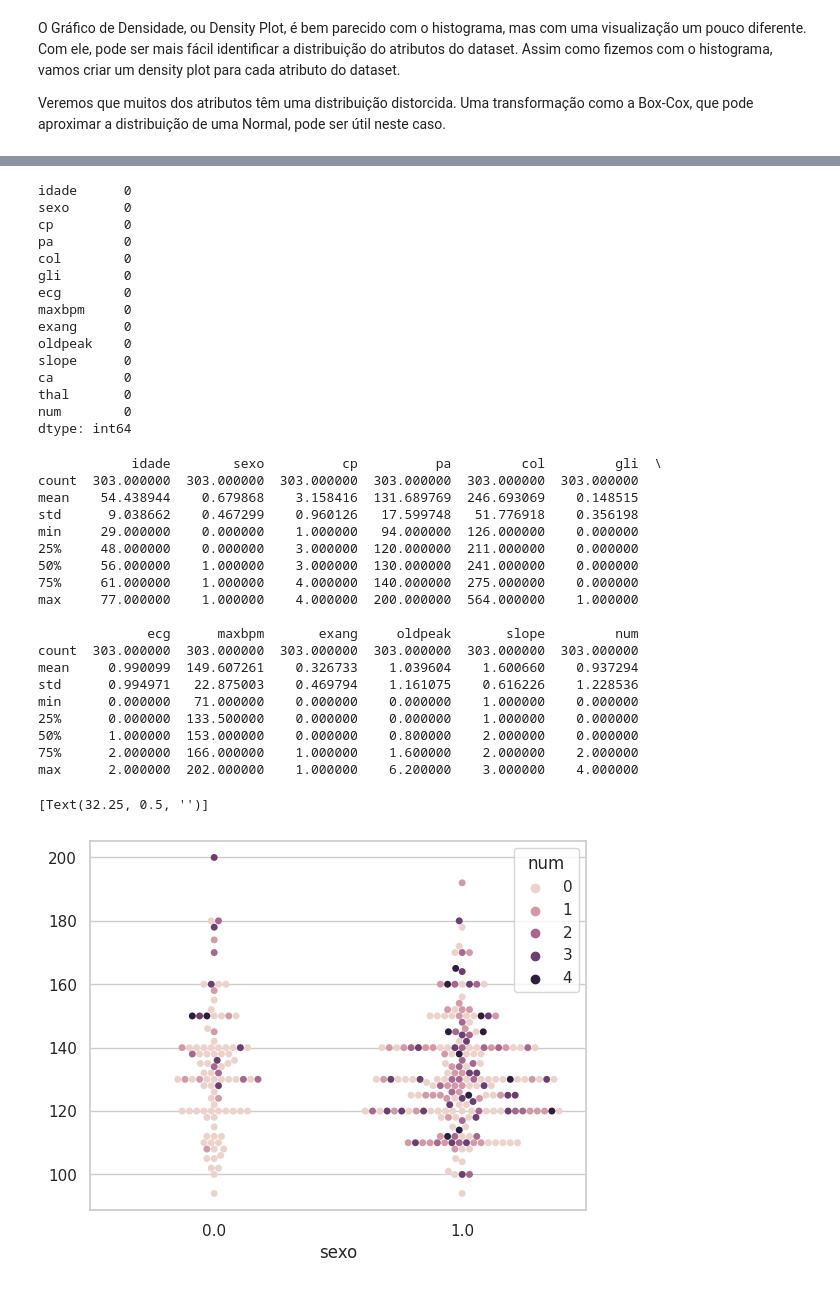
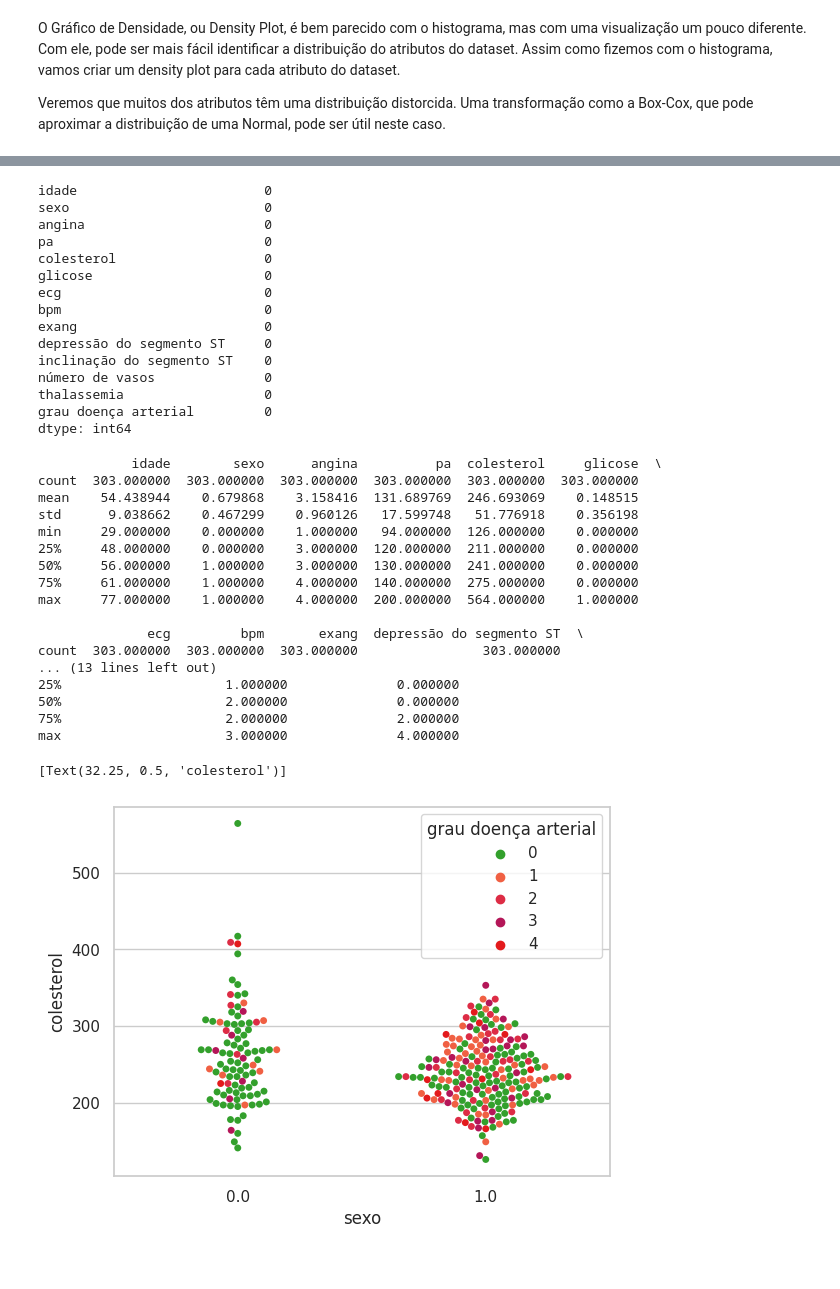
Before and after one commit to Z3Gu1/Notebooks, a Jupyter notebook: Coracao.ipynb, the cells around one changed output, grey strips where cells are left out. Saved outputs shown, nothing was run; the diff lists cells and outputs as text; code cells hidden in the pictures.

```diff
--- a/Coracao.ipynb
+++ b/Coracao.ipynb
@@ -73,7 +73,7 @@ Com o dataset carregado, iremos explorá-lo um pouco.
 # %%
 
 # Como o cabeçalho não está no arquivo, aqui preparamos os nomes das colunas para importar junto
-colunas = ['idade', 'sexo', 'cp', 'pa', 'col', 'gli', 'ecg', 'maxbpm', 'exang', 'oldpeak', 'slope', 'ca', 'thal', 'num']
+colunas = ['idade', 'sexo', 'angina', 'pa', 'colesterol', 'glicose', 'ecg', 'bpm', 'exang', 'depressão do segmento ST', 'inclinação do segmento ST', 'número de vasos', 'thalassemia', 'grau doença arterial']
 
 # carga do dataset através de um arquivo localizado no guithub
 filename = "https://raw.githubusercontent.com/Z3Gu1/Datasets/main/processed.cleveland.data.csv"
@@ -269,25 +269,25 @@ sns.pairplot(heart, hue="num", palette=palette)
 # %%
 heart.isnull().sum()
 # %% [output]
-idade      0
-sexo       0
-cp         0
-pa         0
-col        0
-gli        0
-ecg        0
-maxbpm     0
-exang      0
-oldpeak    0
-slope      0
-ca         0
-thal       0
-num        0
+idade                        0
+sexo                         0
+angina                       0
+pa                           0
+colesterol                   0
+glicose                      0
+ecg                          0
+bpm                          0
+exang                        0
+depressão do segmento ST     0
+inclinação do segmento ST    0
+número de vasos              0
+thalassemia                  0
+grau doença arterial         0
 dtype: int64
 # %%
 print(heart.describe())
 # %% [output]
-            idade        sexo          cp          pa         col         gli  \
+            idade        sexo      angina          pa  colesterol     glicose  \
 count  303.000000  303.000000  303.000000  303.000000  303.000000  303.000000
 mean    54.438944    0.679868    3.158416  131.689769  246.693069    0.148515
 std      9.038662    0.467299    0.960126   17.599748   51.776918    0.356198
@@ -297,25 +297,23 @@ min     29.000000    0.000000    1.000000   94.000000  126.000000    0.000000
 75%     61.000000    1.000000    4.000000  140.000000  275.000000    0.000000
 max     77.000000    1.000000    4.000000  200.000000  564.000000    1.000000
 
-              ecg      maxbpm       exang     oldpeak       slope         num
-count  303.000000  303.000000  303.000000  303.000000  303.000000  303.000000
-mean     0.990099  149.607261    0.326733    1.039604    1.600660    0.937294
-std      0.994971   22.875003    0.469794    1.161075    0.616226    1.228536
-min      0.000000   71.000000    0.000000    0.000000    1.000000    0.000000
-25%      0.000000  133.500000    0.000000    0.000000    1.000000    0.000000
-50%      1.000000  153.000000    0.000000    0.800000    2.000000    0.000000
-75%      2.000000  166.000000    1.000000    1.600000    2.000000    2.000000
-max      2.000000  202.000000    1.000000    6.200000    3.000000    4.000000
+              ecg         bpm       exang  depressão do segmento ST  \
+count  303.000000  303.000000  303.000000                303.000000
+... (13 lines left out)
+25%                     1.000000              0.000000
+50%                     2.000000              0.000000
+75%                     2.000000              2.000000
+max                     3.000000              4.000000
 # %%
 import seaborn as sns
 sns.set_theme(style="whitegrid", palette="muted")
 
 # Load the penguins dataset
 #df = sns.load_dataset("heart")
 
 # Draw a categorical scatterplot to show each observation
-ax = sns.swarmplot(data=heart, x="sexo", y="pa", hue="num")
-ax.set(ylabel="")
+ax = sns.swarmplot(data=heart, x="sexo", y="colesterol", hue="grau doença arterial", palette=palette)
+ax.set(ylabel="colesterol")
 # %% [output]
-[Text(32.25, 0.5, '')]
+[Text(32.25, 0.5, 'colesterol')]
-[figure, old version]
+[figure, new version]
```
Also changed, not shown: parts of 23 cells of this notebook.
